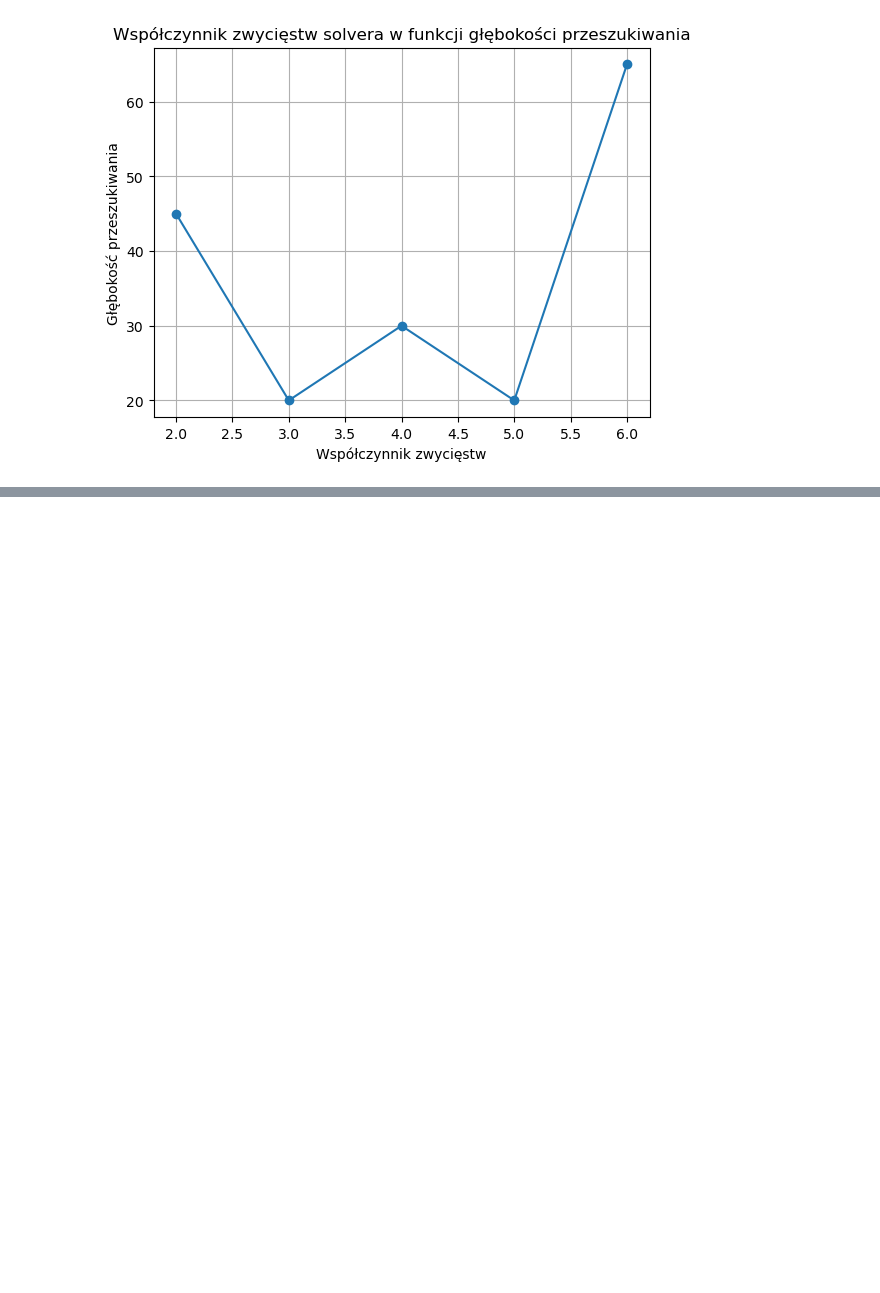
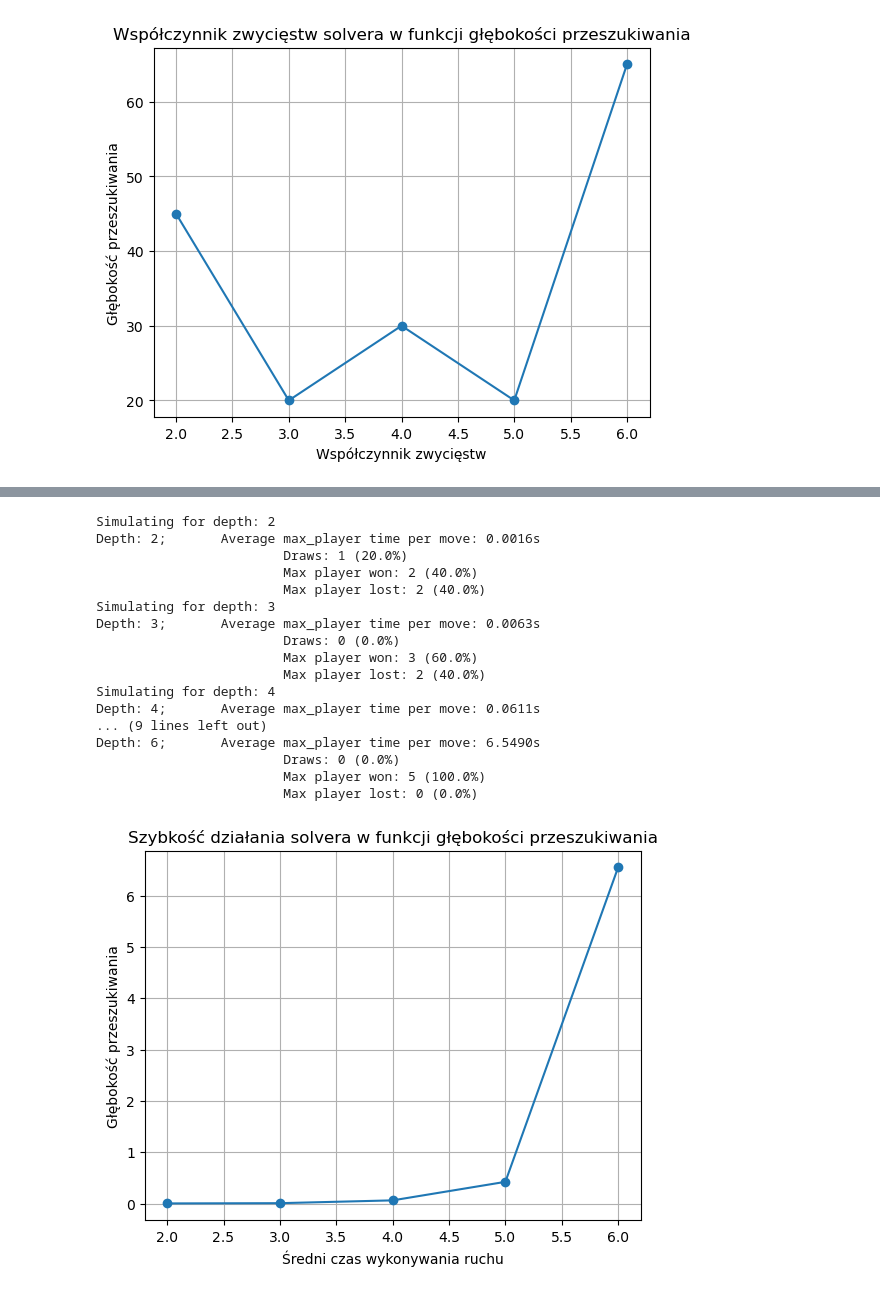
Before and after one commit to psienkie/WSI, a Jupyter notebook: Exercise3/Exercise3.ipynb, the cells around one changed output, grey strips where cells are left out. Saved outputs shown, nothing was run; the diff lists cells and outputs as text; code cells hidden in the pictures; blank space fills up the shorter version.

```diff
--- a/Exercise3/Exercise3.ipynb
+++ b/Exercise3/Exercise3.ipynb
@@ -266,8 +264,9 @@ def simulate(row_count: int, column_count: int, max_player_type: str, min_player
         solver1._game = game
         solver2._game = game
 
-        print(20*"----")
-        print("początek gry")
+        if verbose != 0:
+            print(20*"----")
+            print("początek gry")
 
         i = 0
         while not game.is_finished():
@@ -456,2 +493,21 @@ simulation_and_statistics(ROW_COUNT, COLUMN_COUNT, max_player_type="alpha-beta",
 # %%
-simulation_and_statistics(ROW_COUNT, COLUMN_COUNT, max_player_type="min-max", min_player_type="min-max", max_player_heuristic_type=1, min_player_heuristic_type=1, max_player_min_depth=2, max_player_max_depth=6, min_player_depth=3, games_per_depth=1)
+simulation_and_statistics(ROW_COUNT, COLUMN_COUNT, max_player_type="min-max", min_player_type="min-max", max_player_heuristic_type=1, min_player_heuristic_type=1, max_player_min_depth=2, max_player_max_depth=6, min_player_depth=3, games_per_depth=5)
+# %% [output]
+Simulating for depth: 2
+Depth: 2;       Average max_player time per move: 0.0016s
+                        Draws: 1 (20.0%)
+                        Max player won: 2 (40.0%)
+                        Max player lost: 2 (40.0%)
+Simulating for depth: 3
+Depth: 3;       Average max_player time per move: 0.0063s
+                        Draws: 0 (0.0%)
+                        Max player won: 3 (60.0%)
+                        Max player lost: 2 (40.0%)
+Simulating for depth: 4
+Depth: 4;       Average max_player time per move: 0.0611s
+... (9 lines left out)
+Depth: 6;       Average max_player time per move: 6.5490s
+                        Draws: 0 (0.0%)
+                        Max player won: 5 (100.0%)
+                        Max player lost: 0 (0.0%)
+[figure, added]
```
Also changed, not shown: parts of 19 cells of this notebook.
